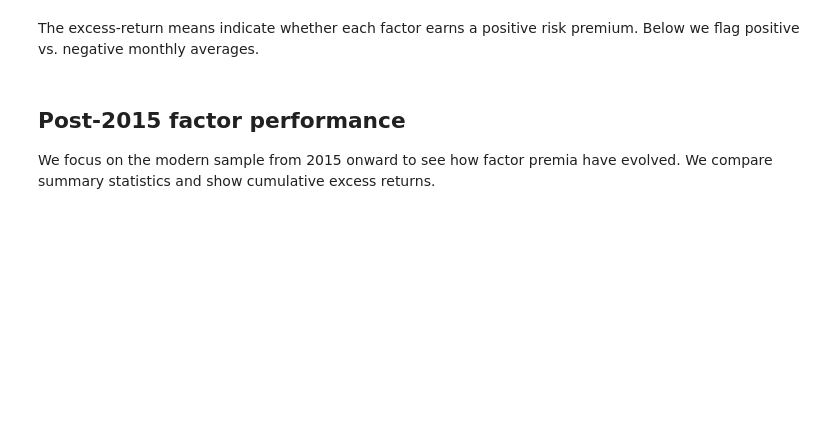
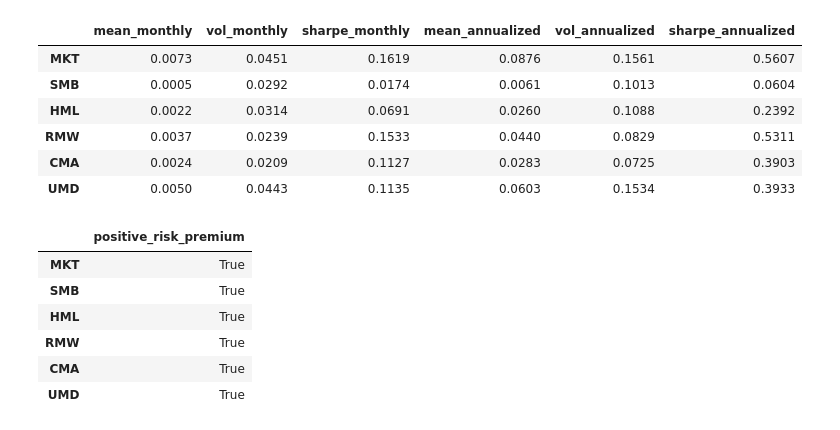
Before and after one commit to zaranip/prm-b-group, a Jupyter notebook: assignment5/zara_part2.ipynb, the cells around one changed output. Drawn from its saved outputs; the diff is of its cells as text; code cells hidden in the pictures; blank space fills up the shorter version.

```diff
--- a/assignment5/zara_part2.ipynb
+++ b/assignment5/zara_part2.ipynb
@@ -25,20 +30,36 @@ We evaluate monthly and annualized mean returns, volatility, and Sharpe ratios f
 # %%
 monthly_mean = factors.mean()
 monthly_vol = factors.std()
 monthly_sharpe = monthly_mean / monthly_vol
 
 annual_mean = monthly_mean * 12
 annual_vol = monthly_vol * np.sqrt(12)
 annual_sharpe = annual_mean / annual_vol
 
 summary_stats = pd.DataFrame({
     'mean_monthly': monthly_mean,
     'vol_monthly': monthly_vol,
     'sharpe_monthly': monthly_sharpe,
     'mean_annualized': annual_mean,
     'vol_annualized': annual_vol,
-    'sharpe_annualized': annual_sharpe
+    'sharpe_annualized': annual_sharpe,
 })
-summary_stats.round(4)
+positive_premia = (monthly_mean > 0).rename('positive_risk_premium')
+
+display(summary_stats.round(4))
+display(positive_premia.to_frame())
+# %% [output]
+|  | mean_monthly | vol_monthly | sharpe_monthly | mean_annualized | vol_annualized | sharpe_annualized |
+| MKT | 0.0073 | 0.0451 | 0.1619 | 0.0876 | 0.1561 | 0.5607 |
+| SMB | 0.0005 | 0.0292 | 0.0174 | 0.0061 | 0.1013 | 0.0604 |
+| HML | 0.0022 | 0.0314 | 0.0691 | 0.0260 | 0.1088 | 0.2392 |
+| RMW | 0.0037 | 0.0239 | 0.1533 | 0.0440 | 0.0829 | 0.5311 |
+| CMA | 0.0024 | 0.0209 | 0.1127 | 0.0283 | 0.0725 | 0.3903 |
+| UMD | 0.0050 | 0.0443 | 0.1135 | 0.0603 | 0.1534 | 0.3933 |
+|  | positive_risk_premium |
+| MKT | True |
+| SMB | True |
+| HML | True |
+| RMW | True |
+| CMA | True |
+| UMD | True |
-# %% [markdown]
-The excess-return means indicate whether each factor earns a positive risk premium. Below we flag positive vs. negative monthly averages.
@@ -48,4 +65,0 @@ positive_premia
-# %% [markdown]
-## Post-2015 factor performance
-
-We focus on the modern sample from 2015 onward to see how factor premia have evolved. We compare summary statistics and show cumulative excess returns.
```
Also changed, not shown: parts of 27 cells of this notebook, 1 other file.
